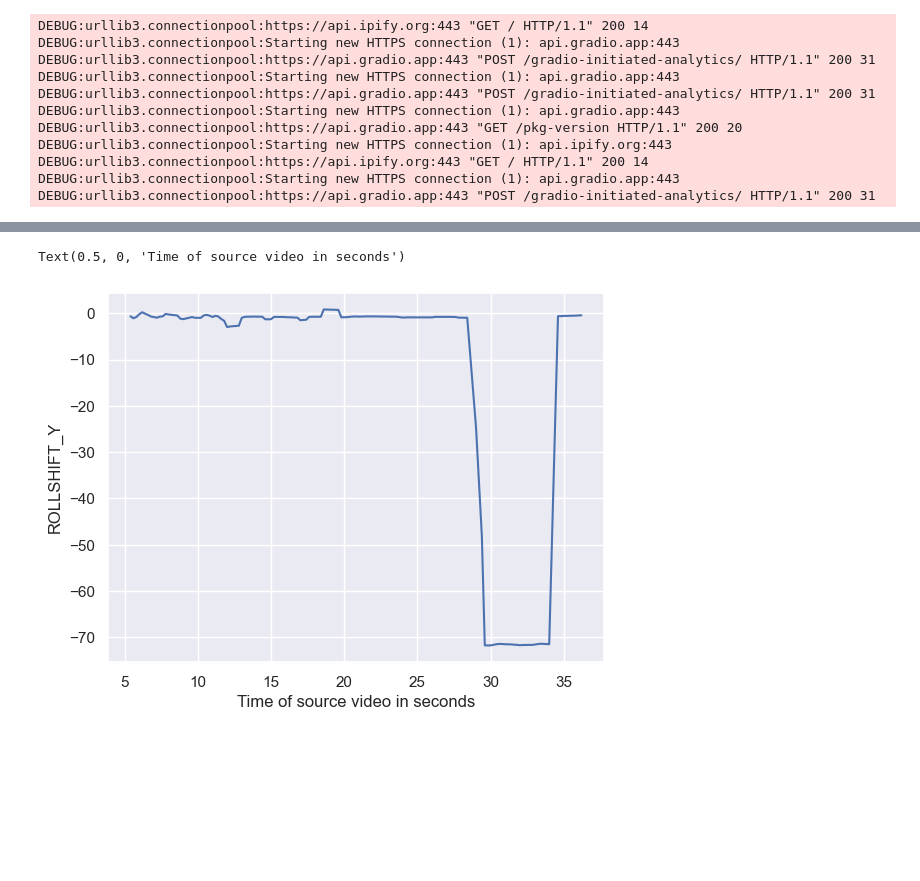
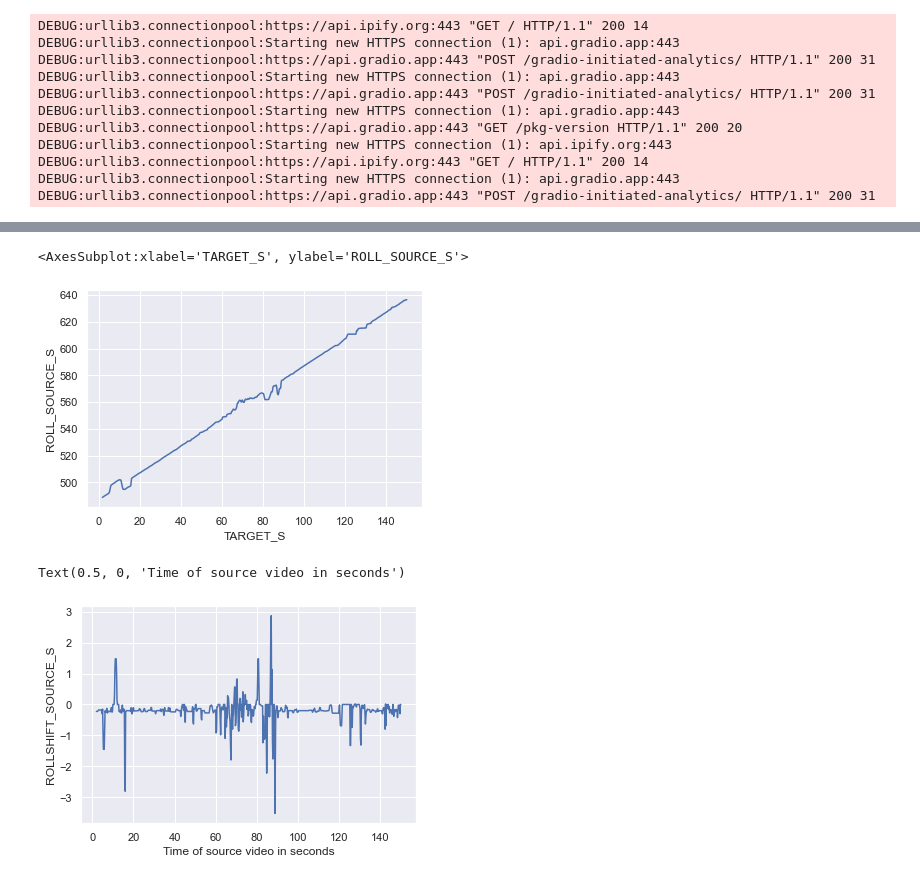
Before and after one commit to rtlnl/videomatch, a Jupyter notebook: Matching Exploration.ipynb, the cells around one changed output, grey strips where cells are left out. Saved outputs shown, nothing was run; the diff lists cells and outputs as text; code cells hidden in the pictures; blank space fills up the shorter version.

```diff
--- a/Matching Exploration.ipynb
+++ b/Matching Exploration.ipynb
@@ -181,0 +277,21 @@ plt.plot(df['Rolling_Y'])
+# %%
+if 'time' in df.columns:
+    df = df.drop(columns='time')
+
+# 1. Identify missing x values (0.0, 0.2, 1.8 as detected, so 0.4 to 1.6 is missing)
+median_x_increase = np.median(df['TARGET_S'][1:] - df['TARGET_S'].shift(1)[1:])
+median_y_increase = np.median(df['SOURCE_S'][1:] - df['SOURCE_S'].shift(1)[1:])
+print(median_x_increase, median_y_increase) # 1/FPS
+rounded_x_inc = np.round(median_x_increase, 3)
+
+# Add NAN to "missing" x values
+# base it off hash vecotr, not target s
+step_size = 1/FPS
+x_complete =  np.round(np.arange(start=0.0, stop = max(df['TARGET_S'])+step_size, step = step_size), 1)
+# x_complete = np.linspace(start = min(df['TARGET_S']), stop = max(df['TARGET_S']), num=int(max(df['TARGET_S']) * FPS))
+df['TARGET_S'] = np.round(df['TARGET_S'], 1)
+df_complete = pd.DataFrame(x_complete, columns=['TARGET_S'])
+
+# Merge dataframes to get NAN values
+df_merged = df_complete.merge(df, on='TARGET_S', how='left')
+df_merged
@@ -181,0 +313,3 @@ plt.plot(df['Rolling_Y'])
+# %%
+df_merged = df_merged.interpolate(method='linear', limit_direction='both', axis=0)
+df = df_merged
@@ -181,0 +321,7 @@ plt.plot(df['Rolling_Y'])
+# %%
+df['TIMESHIFT'] = df['SOURCE_S'].shift(1) - df['SOURCE_S']
+sns.lineplot(data = df, x='TARGET_S', y='SOURCE_S')
+# plt.plot(x=df['X'], y = df['Y'])
+# sns.scatterplot()
+# df['Y-1']
+# sns.scatterplot(df['Y-1'])
@@ -182,7 +331,14 @@ plt.plot(df['Rolling_Y'])
+# %%
+WINDOW_SIZE = 10
+df['ROLL_SOURCE_S'] = df['SOURCE_S'].rolling(WINDOW_SIZE).median()
+sns.lineplot(data = df, x = 'TARGET_S', y = 'ROLL_SOURCE_S')
+# %% [output]
+<AxesSubplot:xlabel='TARGET_S', ylabel='ROLL_SOURCE_S'>
+[figure, added]
 # %%
-df['ROLLSHIFT_Y'] = df['Y'].rolling(WINDOW_SIZE).mean().shift(3) - df['Y'].rolling(WINDOW_SIZE).mean()
-sns.lineplot(data = df, x='X', y='ROLLSHIFT_Y')
+df['ROLLSHIFT_SOURCE_S'] = df['SOURCE_S'].rolling(WINDOW_SIZE).median().shift(1) - df['SOURCE_S'].rolling(WINDOW_SIZE).median()
+sns.lineplot(data = df, x='TARGET_S', y='ROLLSHIFT_SOURCE_S')
 plt.xlabel('Time of source video in seconds')
 # %% [output]
 Text(0.5, 0, 'Time of source video in seconds')
-[figure, old version]
+[figure, new version]
```
Also changed, not shown: parts of 24 cells of this notebook, 2 other files.
